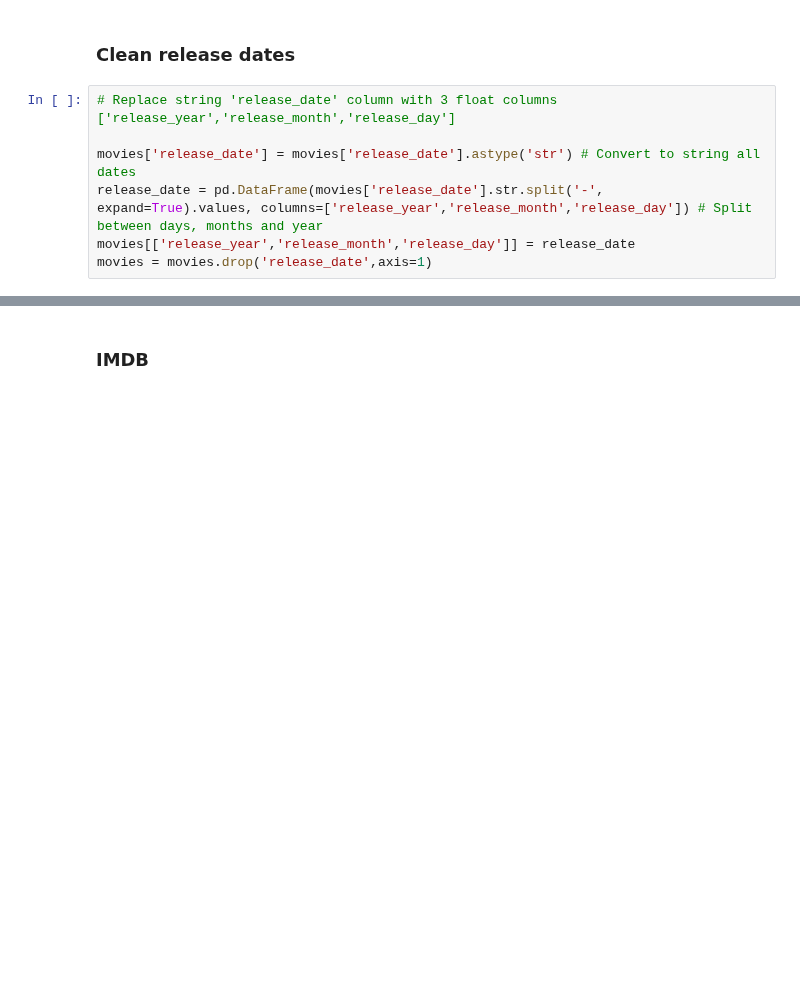
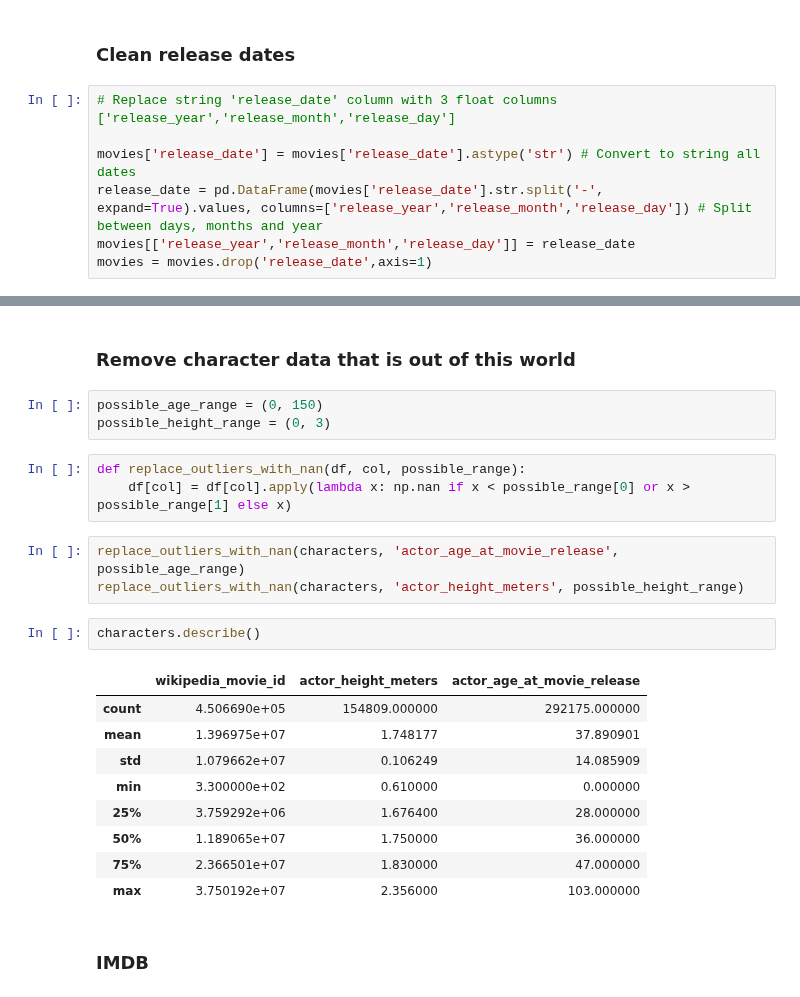
Before and after one commit to epfl-ada/ada-2022-project-theadaholics, a Jupyter notebook: main.ipynb, the cells around one changed output, grey strips where cells are left out. Cells and saved outputs as stored; diff of their text form; blank space fills up the shorter version.

Commit message:
Filter character data that is out of this world

```diff
--- a/main.ipynb
+++ b/main.ipynb
@@ -121,6 +121,29 @@ movies.head()
 | 2 | 28463795 | /m/0crgdbh | Brun bitter | NaN | 83.0 | [Norwegian] | [Norway] | [Crime Fiction, Drama] | ... |
 | 3 | 9363483 | /m/0285_cd | White Of The Eye | NaN | 110.0 | [English] | [United Kingdom] | [Thriller, Erotic thriller, Psych... | ... |
 | 4 | 261236 | /m/01mrr1 | A Woman in Flames | NaN | 106.0 | [German] | [Germany] | [Drama] | ... |
+# %% [markdown]
+### Remove character data that is out of this world
+# %%
+possible_age_range = (0, 150)
+possible_height_range = (0, 3)
+# %%
+def replace_outliers_with_nan(df, col, possible_range):
+    df[col] = df[col].apply(lambda x: np.nan if x < possible_range[0] or x > possible_range[1] else x)
+# %%
+replace_outliers_with_nan(characters, 'actor_age_at_movie_release', possible_age_range)
+replace_outliers_with_nan(characters, 'actor_height_meters', possible_height_range)
+# %%
+characters.describe()
+# %% [output]
+|  | wikipedia_movie_id | actor_height_meters | actor_age_at_movie_release |
+| count | 4.506690e+05 | 154809.000000 | 292175.000000 |
+| mean | 1.396975e+07 | 1.748177 | 37.890901 |
+| std | 1.079662e+07 | 0.106249 | 14.085909 |
+| min | 3.300000e+02 | 0.610000 | 0.000000 |
+| 25% | 3.759292e+06 | 1.676400 | 28.000000 |
+| 50% | 1.189065e+07 | 1.750000 | 36.000000 |
+| 75% | 2.366501e+07 | 1.830000 | 47.000000 |
+| max | 3.750192e+07 | 2.356000 | 103.000000 |
 # %% [markdown]
 ### IMDB
 # %%
```
Also changed, not shown: parts of 2 cells of this notebook.
